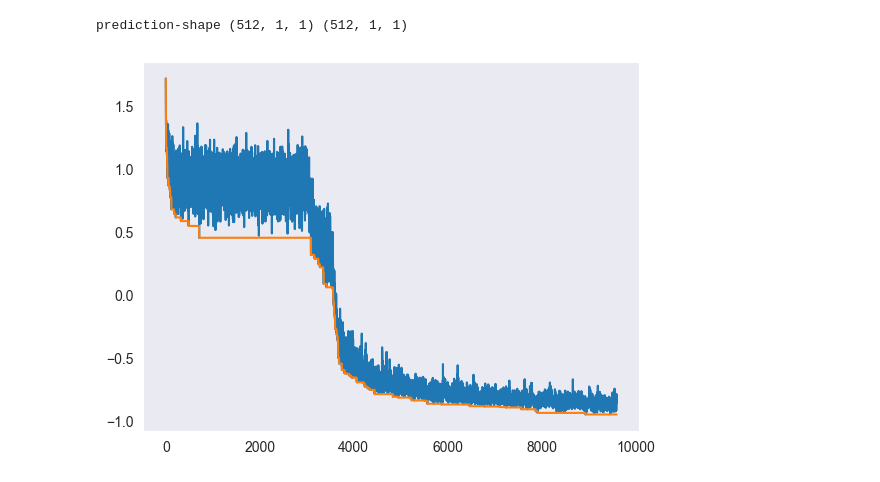
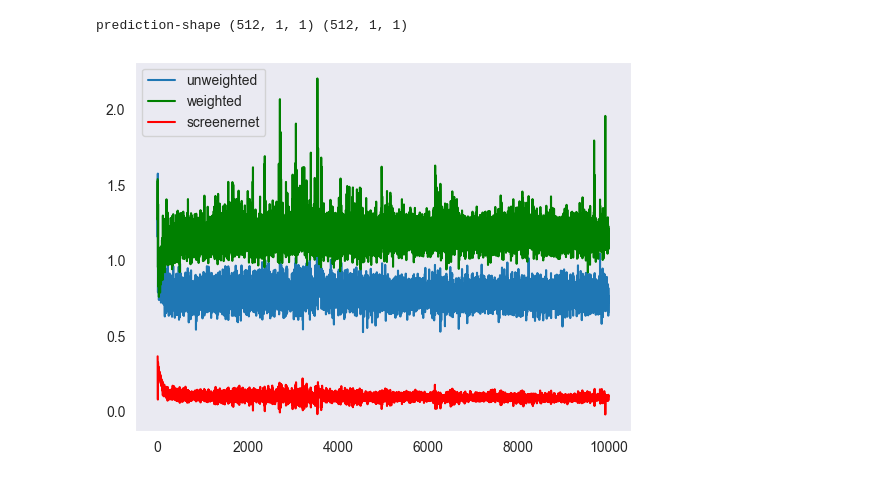
Before and after one commit to aszi09/CL_for_faster_Meta-learning, a Jupyter notebook: screenernet_notebook.ipynb, the cells around one changed output. Saved outputs shown, nothing was run; the diff lists cells and outputs as text; code cells hidden in the pictures.

```diff
--- a/screenernet_notebook.ipynb
+++ b/screenernet_notebook.ipynb
@@ -28,15 +28,15 @@ from networks import MixtureNeuralProcess, MLP, MeanAggregator, SequenceAggregat
 # %% [markdown]
 ### Constants
 # %%
-batch_size=32
+batch_size=128
 context_size=64
 target_size=32
-num_epochs=300
+num_epochs=100
 kl_penalty=1e-4
 num_posterior_mc=1
 rng = jax.random.key(0)
 test_resolution=512
-dataset_size=1024
+dataset_size=128*100
 # %% [markdown]
 ### Dataset
 # %%
@@ -337,5 +362,5 @@ def train(dataset, dataset_size, context_size, num_epochs, rng, kl_penalty, num_
 # %%
-model, params, losses=train(dataset, dataset_size, context_size, num_epochs, rng, kl_penalty, num_posterior_mc)
+model, params, np_losses, weighted_losses, screenernet_losses=train(dataset, dataset_size, context_size, num_epochs, rng, kl_penalty, num_posterior_mc)
 # %%
 # Test predictions on functions from the training-distribution
 def f(
@@ -379,11 +404,14 @@ print('prediction-shape', means.shape, stds.shape)  # dim: (len(x_test), k, 1)
 # %% [output]
 prediction-shape (512, 1, 1) (512, 1, 1)
 # %%
-plt.plot(losses)
-plt.plot(jnp.ufunc(jnp.minimum, nin=2, nout=1).accumulate(jnp.asarray(losses)))
+plt.plot(np_losses, label='unweighted')
+#plt.plot(jnp.ufunc(jnp.minimum, nin=2, nout=1).accumulate(jnp.asarray(losses)))
+plt.plot(weighted_losses, color='green', label='weighted')
+plt.plot(screenernet_losses, color='red', label='screenernet')
+plt.legend()
 plt.grid()
 # %% [output]
-[figure, old version]
+[figure, new version]
 # %%
 for i in range(means.shape[1]):
     plt.plot(x_test, means[:, i], color='black', alpha=0.2)  # Mixture-components
```
Also changed, not shown: parts of 2 cells of this notebook, 1 other file.
